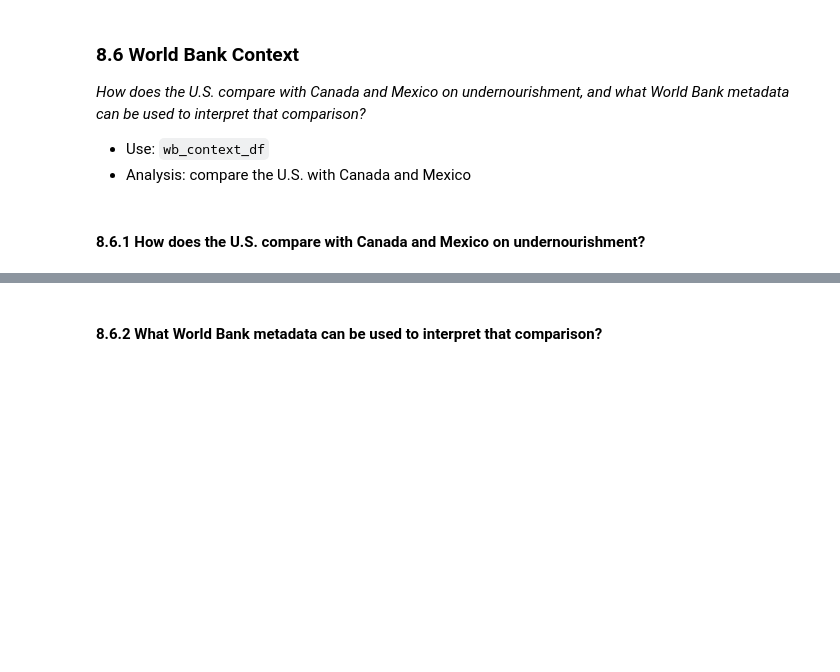
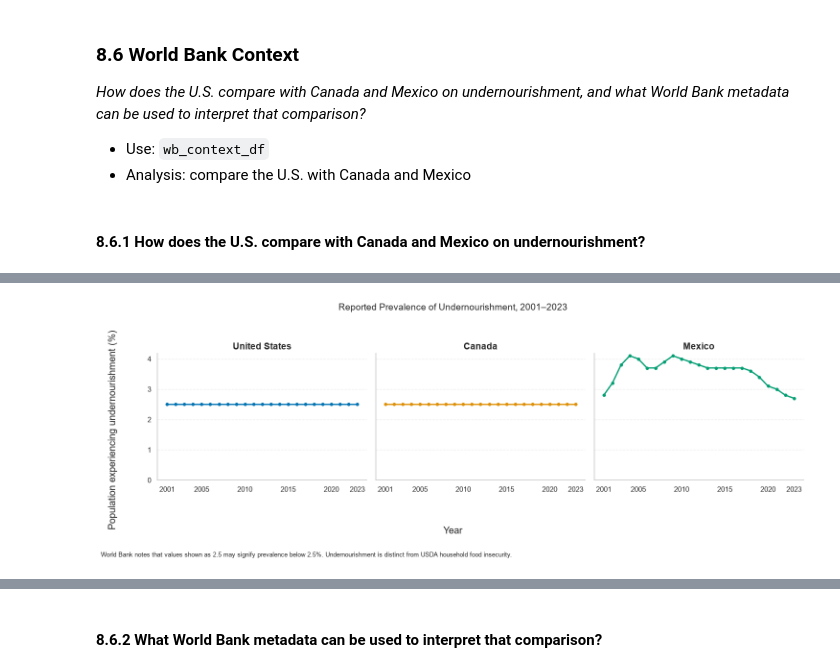
Before and after one commit to MichaelBujard/notebook-portfolio-project-0, a Jupyter notebook: notebooks/food_insecurity_analysis.ipynb, the cells around one changed output, grey strips where cells are left out. Cells and saved outputs as stored; diff of their text form; code cells hidden in the pictures; blank space fills up the shorter version.

Commit message:
Complete Section 8.6 World Bank context

```diff
--- a/notebooks/food_insecurity_analysis.ipynb
+++ b/notebooks/food_insecurity_analysis.ipynb
@@ -3238,5 +3238,21 @@ Across 2017–2024, Not in labor force due to disability had the highest estimat
 *How does the U.S. compare with Canada and Mexico on undernourishment, and what World Bank metadata can be used to interpret that comparison?*
 - Use: `wb_context_df`
 - Analysis: compare the U.S. with Canada and Mexico
+# %%
+wb_country_order = [
+    'United States',
+    'Canada',
+    'Mexico'
+]
+
+wb_country_palette = dict(
+    zip(
+        wb_country_order,
+        sns.color_palette(
+            'colorblind',
+            n_colors=len(wb_country_order)
+        )
+    )
+)
 # %% [markdown]
 #### 8.6.1 How does the U.S. compare with Canada and Mexico on undernourishment?
@@ -3242,0 +3345,81 @@ Across 2017–2024, Not in labor force due to disability had the highest estimat
+# %%
+selected_wb_year_ticks = [
+    2001,
+    2005,
+    2010,
+    2015,
+    2020,
+    2023,
+]
+
+fig, axes = plt.subplots(
+    nrows=1,
+    ncols=3,
+    figsize=(15, 5.5),
+    sharex=True,
+    sharey=True
+)
+
+for ax, country in zip(axes, wb_country_order):
+    country_data = (
+        wb_context_df.loc[
+            wb_context_df['country_name'] == country
+        ]
+        .sort_values('year')
+    )
+
+    ax.plot(
+        country_data['year'],
+        country_data['undernourishment_pct'],
+        color=wb_country_palette[country],
+        marker='o',
+        markersize=4,
+        linewidth=2
+    )
+
+    ax.set_title(country)
+    ax.set_xticks(selected_wb_year_ticks)
+
+    ax.grid(
+        axis='y',
+        linestyle='--',
+        alpha=0.3
+    )
+
+    ax.xaxis.grid(False)
+    ax.set_axisbelow(True)
+
+axes[0].set_ylim(bottom=0)
+
+fig.suptitle(
+    'Reported Prevalence of Undernourishment, 2001–2023',
+    fontsize=14
+)
+
+fig.supxlabel(
+    'Year',
+    y=0.10
+)
+
+fig.supylabel(
+    'Population experiencing undernourishment (%)'
+)
+
+fig.text(
+    0.01,
+    0.02,
+    (
+        'World Bank notes that values shown as 2.5 may signify prevalence '
+        'below 2.5%. Undernourishment is distinct from USDA household food '
+        'insecurity.'
+    ),
+    fontsize=9
+)
+
+plt.tight_layout(
+    rect=[0.03, 0.16, 1, 0.93]
+)
+
+plt.show()
+# %% [output]
+[figure, added]
```
Also changed, not shown: parts of 14 cells of this notebook, 1 other file.
